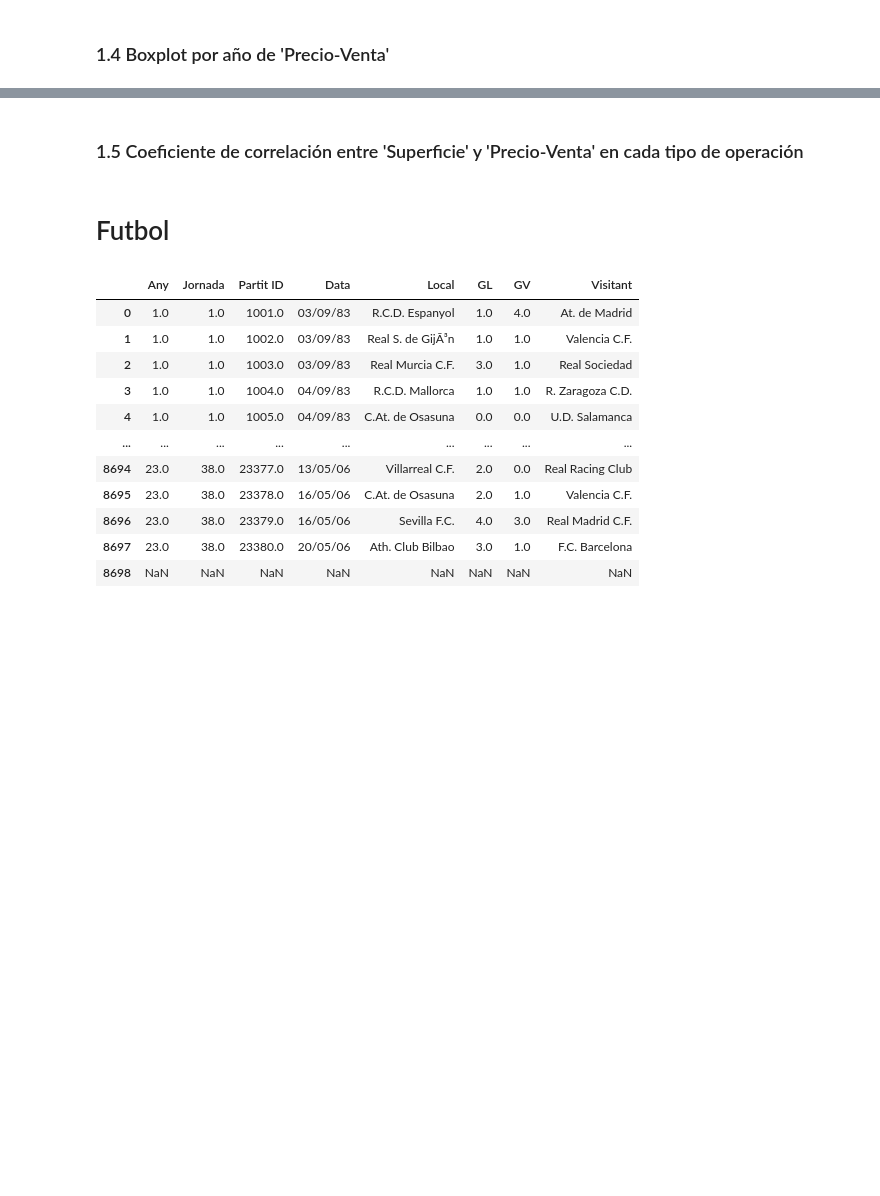
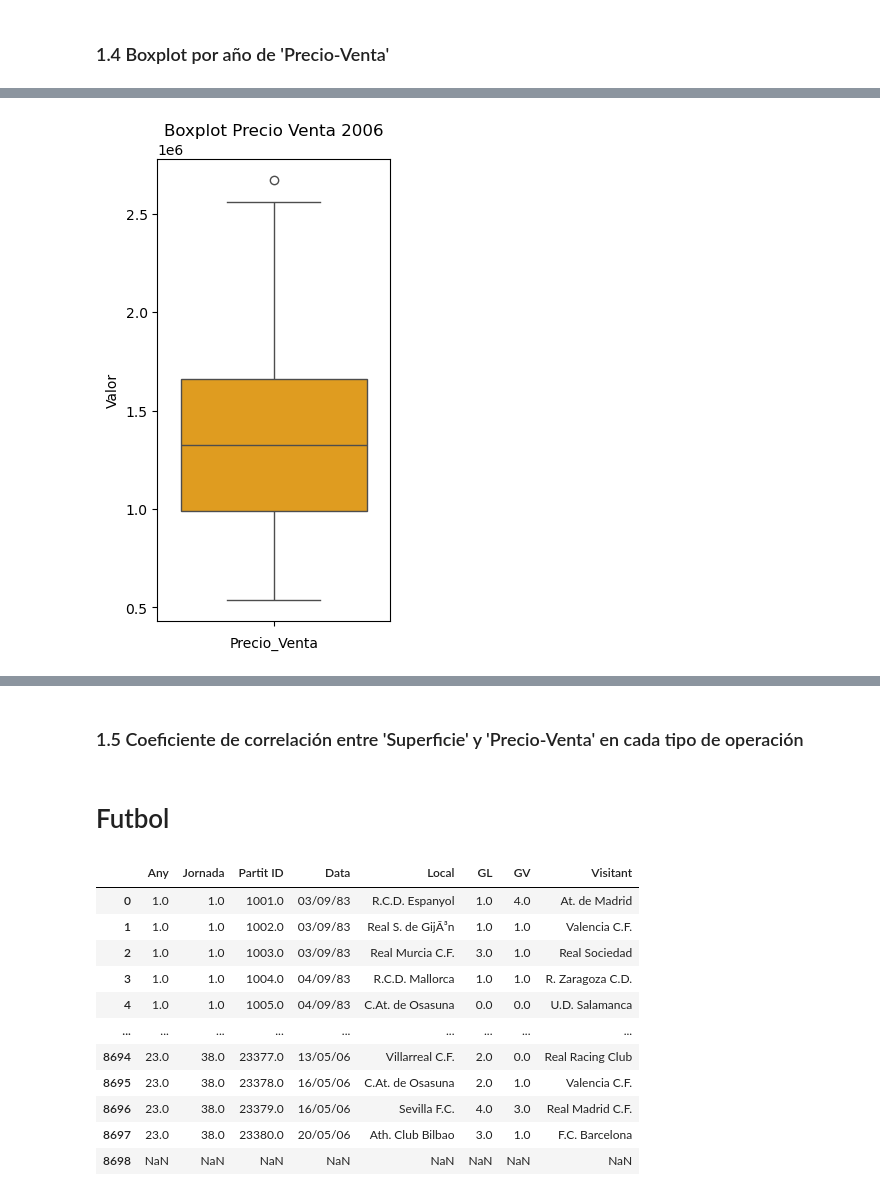
Before and after one commit to santiago861/Statistics, a Jupyter notebook: Weekly Exercises/week1/tarea1.ipynb, the cells around one changed output, grey strips where cells are left out. Saved outputs shown, nothing was run; the diff lists cells and outputs as text; code cells hidden in the pictures; blank space fills up the shorter version.

```diff
--- a/Weekly Exercises/week1/tarea1.ipynb
+++ b/Weekly Exercises/week1/tarea1.ipynb
@@ -127,0 +151,9 @@ El año en el que más dinero ingresó en ventas fue el 2006, el total fue de 38
+# %%
+plt.figure(figsize = (3, 6))
+sns.boxplot(three['Precio_Venta'], color = 'orange')
+plt.title('Boxplot Precio Venta 2006')
+plt.xlabel('Precio_Venta')
+plt.ylabel('Valor')
+plt.show()
+# %% [output]
+[figure, added]
```
Also changed, not shown: parts of 5 cells of this notebook, 1 other file.
